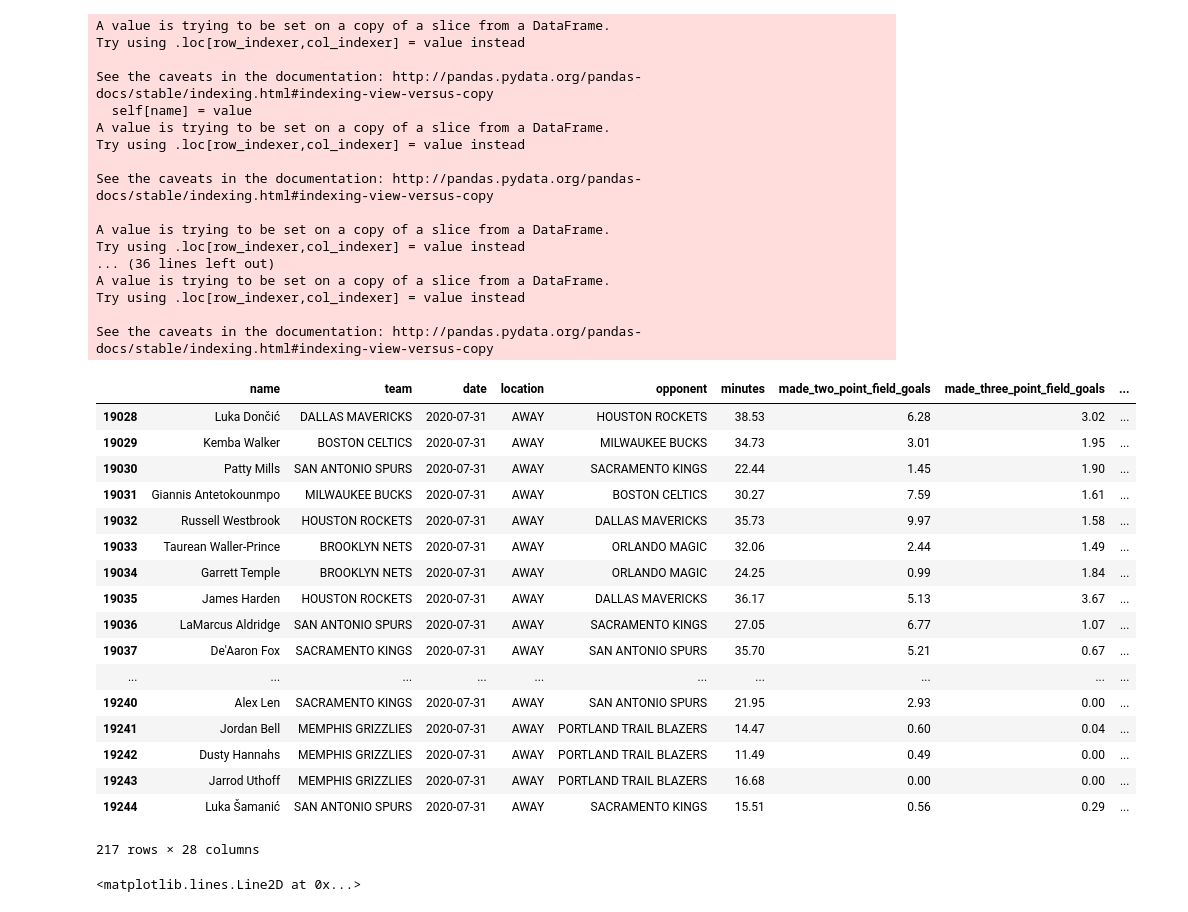
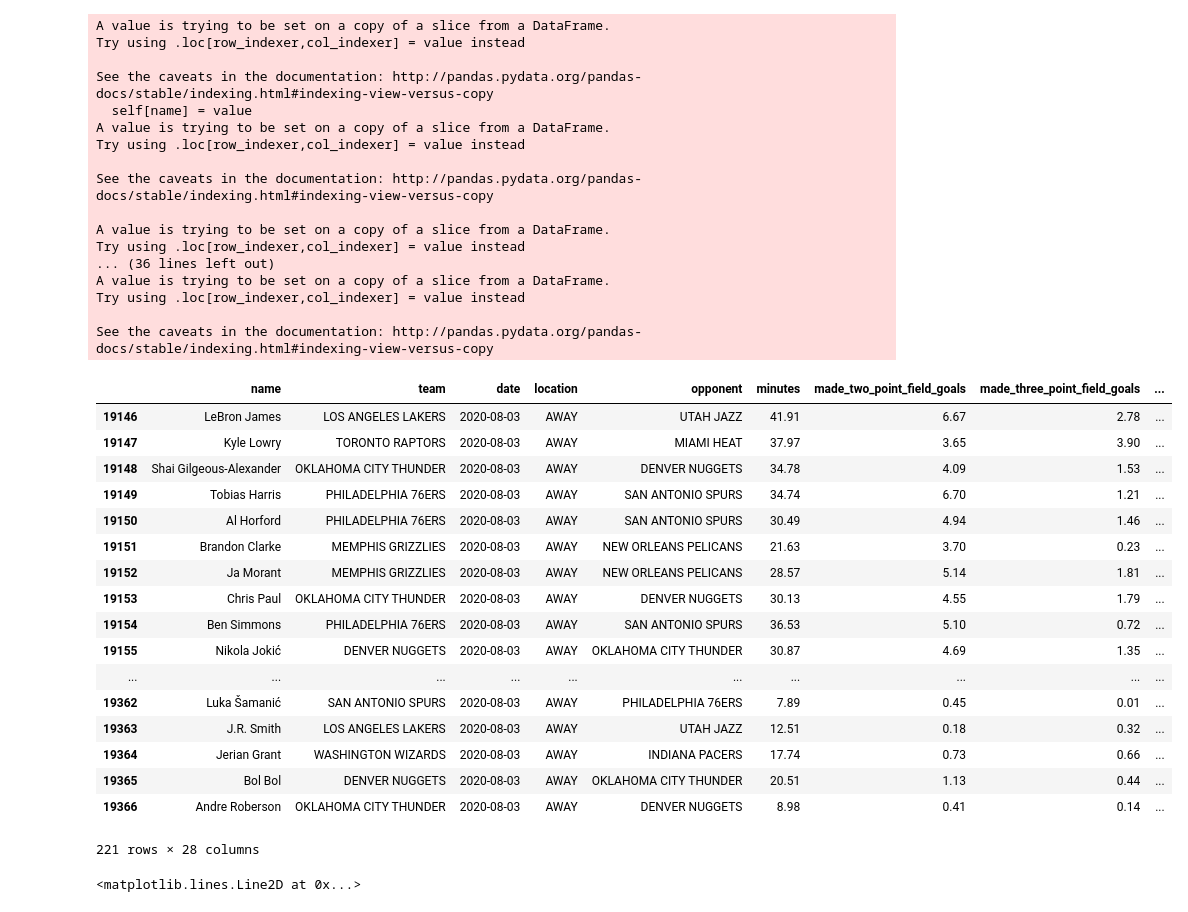
Before and after one commit to Shaviv-Hoffman-Lowitz/Sports-Analytics-Group-at-Berkeley-Machine-Learning-Project, a Jupyter notebook: final_model.ipynb, the cells around one changed output. Saved outputs shown, nothing was run; the diff lists cells and outputs as text; code cells hidden in the pictures.

Commit message:
august 3 updates

```diff
--- a/final_model.ipynb
+++ b/final_model.ipynb
@@ -52,7 +52,15 @@ scrape_bbref_data()
 def load_bbref_data():
     all_tables = []
     for m, y in months_and_years:
-        if m == 2:
+        if m == 8 and y == 2020:
+            for d in range(1, 3):
+                file_name = "./AllCSVs/{0}_{1}_{2}_box_scores.csv".format(m, d, y)
+                table  = pd.read_csv(file_name)
+                date = datetime(y, m, d)
+                dates = [date] * len(table)
+                table["Date"] = dates
+                all_tables.append(table)
+        elif m == 2:
             for d in range(1, 30):
                 file_name = "./AllCSVs/{0}_{1}_{2}_box_scores.csv".format(m, d, y)
                 table  = pd.read_csv(file_name)
@@ -716,52 +724,52 @@ def predict_unplayed_games(start_date, game_date):
     augmented_box_scores.index = range(augmented_box_scores.shape[0])
     predicted_statlines = statline_output(augmented_box_scores, input_statistics)
     statlines_on_date = predicted_statlines[predicted_statlines.date.str.contains(tstr)]
     statlines_on_date['projected_points'] = [round(float(get_points(statlines_on_date[statlines_on_date["name"] == player_name])[0]), 2) for player_name in statlines_on_date.name]
     statlines_on_date['projected_points_draftkings'] = [round(float(get_draftkings_points(statlines_on_date[statlines_on_date["name"] == player_name])[0]), 2) for player_name in statlines_on_date.name]
     statlines_on_date['projected_value'] = [round(float(get_points(statlines_on_date[statlines_on_date["name"] == player_name])[1])) for player_name in statlines_on_date.name]
     statlines_on_date['projected_value_draftkings'] = [round(float(get_draftkings_points(statlines_on_date[statlines_on_date["name"] == player_name])[1])) for player_name in statlines_on_date.name]
     output_filename = './AllCSVs/predictions_for_' + mstr + "_" + dstr + "_" + str(game_date.year) + "_unplayed.csv"
     statlines_on_date.to_csv(output_filename)
     return statlines_on_date
 
-july_31_predictions = predict_unplayed_games(datetime(2019, 11, 1), datetime(2020, 7, 31))
-july_31_predictions
+august_3_predictions = predict_unplayed_games(datetime(2019, 11, 1), datetime(2020, 8, 3))
+august_3_predictions
 # %% [output]
 A value is trying to be set on a copy of a slice from a DataFrame.
 Try using .loc[row_indexer,col_indexer] = value instead
 
 See the caveats in the documentation: http://pandas.pydata.org/pandas-docs/stable/indexing.html#indexing-view-versus-copy
   self[name] = value
 A value is trying to be set on a copy of a slice from a DataFrame.
 Try using .loc[row_indexer,col_indexer] = value instead
 
 See the caveats in the documentation: http://pandas.pydata.org/pandas-docs/stable/indexing.html#indexing-view-versus-copy
 
 A value is trying to be set on a copy of a slice from a DataFrame.
 Try using .loc[row_indexer,col_indexer] = value instead
 ... (36 lines left out)
 A value is trying to be set on a copy of a slice from a DataFrame.
 Try using .loc[row_indexer,col_indexer] = value instead
 
 See the caveats in the documentation: http://pandas.pydata.org/pandas-docs/stable/indexing.html#indexing-view-versus-copy
 |  | name | team | date | location | opponent | minutes | made_two_point_field_goals | made_three_point_field_goals | ... |
-| 19028 | Luka Dončić | DALLAS MAVERICKS | 2020-07-31 | AWAY | HOUSTON ROCKETS | 38.53 | 6.28 | 3.02 | ... |
-| 19029 | Kemba Walker | BOSTON CELTICS | 2020-07-31 | AWAY | MILWAUKEE BUCKS | 34.73 | 3.01 | 1.95 | ... |
-| 19030 | Patty Mills | SAN ANTONIO SPURS | 2020-07-31 | AWAY | SACRAMENTO KINGS | 22.44 | 1.45 | 1.90 | ... |
-| 19031 | Giannis Antetokounmpo | MILWAUKEE BUCKS | 2020-07-31 | AWAY | BOSTON CELTICS | 30.27 | 7.59 | 1.61 | ... |
-| 19032 | Russell Westbrook | HOUSTON ROCKETS | 2020-07-31 | AWAY | DALLAS MAVERICKS | 35.73 | 9.97 | 1.58 | ... |
-| 19033 | Taurean Waller-Prince | BROOKLYN NETS | 2020-07-31 | AWAY | ORLANDO MAGIC | 32.06 | 2.44 | 1.49 | ... |
-| 19034 | Garrett Temple | BROOKLYN NETS | 2020-07-31 | AWAY | ORLANDO MAGIC | 24.25 | 0.99 | 1.84 | ... |
-| 19035 | James Harden | HOUSTON ROCKETS | 2020-07-31 | AWAY | DALLAS MAVERICKS | 36.17 | 5.13 | 3.67 | ... |
-| 19036 | LaMarcus Aldridge | SAN ANTONIO SPURS | 2020-07-31 | AWAY | SACRAMENTO KINGS | 27.05 | 6.77 | 1.07 | ... |
-| 19037 | De'Aaron Fox | SACRAMENTO KINGS | 2020-07-31 | AWAY | SAN ANTONIO SPURS | 35.70 | 5.21 | 0.67 | ... |
+| 19146 | LeBron James | LOS ANGELES LAKERS | 2020-08-03 | AWAY | UTAH JAZZ | 41.91 | 6.67 | 2.78 | ... |
+| 19147 | Kyle Lowry | TORONTO RAPTORS | 2020-08-03 | AWAY | MIAMI HEAT | 37.97 | 3.65 | 3.90 | ... |
+| 19148 | Shai Gilgeous-Alexander | OKLAHOMA CITY THUNDER | 2020-08-03 | AWAY | DENVER NUGGETS | 34.78 | 4.09 | 1.53 | ... |
+| 19149 | Tobias Harris | PHILADELPHIA 76ERS | 2020-08-03 | AWAY | SAN ANTONIO SPURS | 34.74 | 6.70 | 1.21 | ... |
+| 19150 | Al Horford | PHILADELPHIA 76ERS | 2020-08-03 | AWAY | SAN ANTONIO SPURS | 30.49 | 4.94 | 1.46 | ... |
+| 19151 | Brandon Clarke | MEMPHIS GRIZZLIES | 2020-08-03 | AWAY | NEW ORLEANS PELICANS | 21.63 | 3.70 | 0.23 | ... |
+| 19152 | Ja Morant | MEMPHIS GRIZZLIES | 2020-08-03 | AWAY | NEW ORLEANS PELICANS | 28.57 | 5.14 | 1.81 | ... |
+| 19153 | Chris Paul | OKLAHOMA CITY THUNDER | 2020-08-03 | AWAY | DENVER NUGGETS | 30.13 | 4.55 | 1.79 | ... |
+| 19154 | Ben Simmons | PHILADELPHIA 76ERS | 2020-08-03 | AWAY | SAN ANTONIO SPURS | 36.53 | 5.10 | 0.72 | ... |
+| 19155 | Nikola Jokić | DENVER NUGGETS | 2020-08-03 | AWAY | OKLAHOMA CITY THUNDER | 30.87 | 4.69 | 1.35 | ... |
 | ... | ... | ... | ... | ... | ... | ... | ... | ... | ... |
-| 19240 | Alex Len | SACRAMENTO KINGS | 2020-07-31 | AWAY | SAN ANTONIO SPURS | 21.95 | 2.93 | 0.00 | ... |
-| 19241 | Jordan Bell | MEMPHIS GRIZZLIES | 2020-07-31 | AWAY | PORTLAND TRAIL BLAZERS | 14.47 | 0.60 | 0.04 | ... |
-| 19242 | Dusty Hannahs | MEMPHIS GRIZZLIES | 2020-07-31 | AWAY | PORTLAND TRAIL BLAZERS | 11.49 | 0.49 | 0.00 | ... |
-| 19243 | Jarrod Uthoff | MEMPHIS GRIZZLIES | 2020-07-31 | AWAY | PORTLAND TRAIL BLAZERS | 16.68 | 0.00 | 0.00 | ... |
-| 19244 | Luka Šamanić | SAN ANTONIO SPURS | 2020-07-31 | AWAY | SACRAMENTO KINGS | 15.51 | 0.56 | 0.29 | ... |
+| 19362 | Luka Šamanić | SAN ANTONIO SPURS | 2020-08-03 | AWAY | PHILADELPHIA 76ERS | 7.89 | 0.45 | 0.01 | ... |
+| 19363 | J.R. Smith | LOS ANGELES LAKERS | 2020-08-03 | AWAY | UTAH JAZZ | 12.51 | 0.18 | 0.32 | ... |
+| 19364 | Jerian Grant | WASHINGTON WIZARDS | 2020-08-03 | AWAY | INDIANA PACERS | 17.74 | 0.73 | 0.66 | ... |
+| 19365 | Bol Bol | DENVER NUGGETS | 2020-08-03 | AWAY | OKLAHOMA CITY THUNDER | 20.51 | 1.13 | 0.44 | ... |
+| 19366 | Andre Roberson | OKLAHOMA CITY THUNDER | 2020-08-03 | AWAY | DENVER NUGGETS | 8.98 | 0.41 | 0.14 | ... |
-217 rows × 28 columns
+221 rows × 28 columns
 # %%
 # contests(sport=Sport.NBA)
 # draftables(draft_group_id=4)
```
Also changed, not shown: parts of 3 cells of this notebook, 18 other files.
